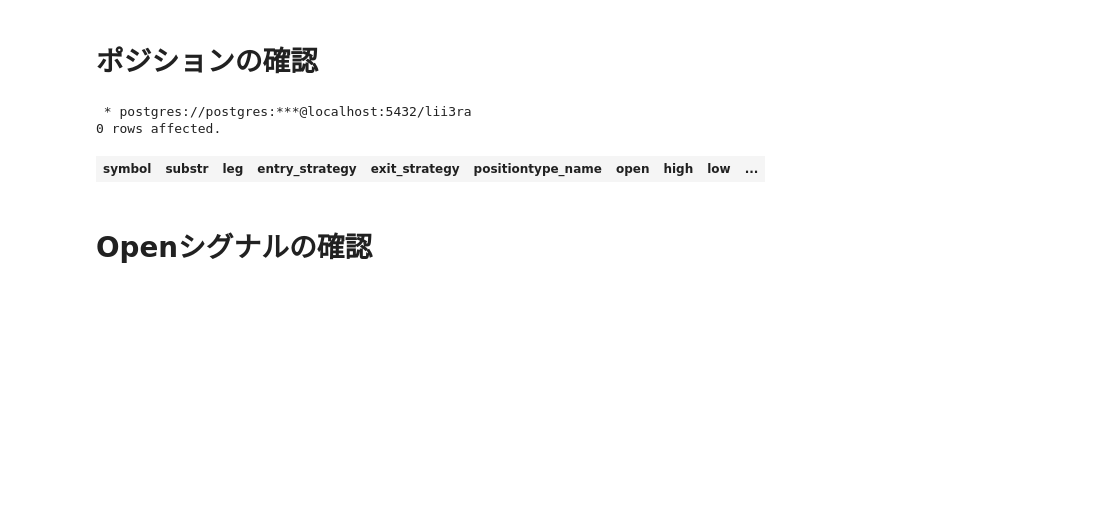
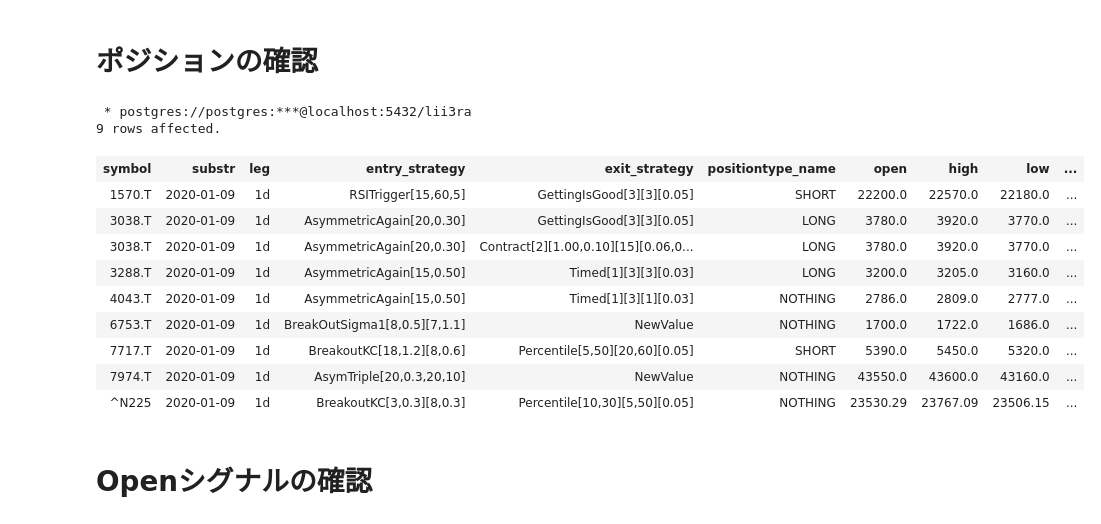
Before and after one commit to tranducquy/lii3ra, a Jupyter notebook: jupyter/swing_trading-20200109.ipynb, the cells around one changed output. Drawn from its saved outputs; the diff is of its cells as text; code cells hidden in the pictures; blank space fills up the shorter version.

```diff
--- a/jupyter/swing_trading-20200109.ipynb
+++ b/jupyter/swing_trading-20200109.ipynb
@@ -184,7 +187,6 @@ order by rate_of_return desc
 # ポジションの確認
 # %%
 from datetime import datetime as dt
-last_date = dt.now().strftime("%Y-%m-%d")
 
 opensignal_query = f"""
 select
@@ -196,34 +198,43 @@ symbol
 ,mp.positiontype_name
 ,open
 ,high
 ,low
 ,close
 ,volume
 from backtest_history as bh
 inner join m_ordertype as mo
     on bh.order_type = mo.ordertype_id
 inner join m_positiontype as mp
     on bh.position = mp.positiontype_id
 where symbol in (
      '6753.T'
     ,'7717.T'
     ,'3288.T'
     ,'3038.T'
     ,'4043.T'
     ,'7974.T'
     ,'1570.T'
     ,'^N225'
 )
 --and position <> 0
 and date(time) = '{last_date}'
 order by symbol
 """
 
 %sql $opensignal_query
 # %% [output]
  * postgres://postgres:***@localhost:5432/lii3ra
-0 rows affected.
+9 rows affected.
 | symbol | substr | leg | entry_strategy | exit_strategy | positiontype_name | open | high | low | ... |
+| 1570.T | 2020-01-09 | 1d | RSITrigger[15,60,5] | GettingIsGood[3][3][0.05] | SHORT | 22200.0 | 22570.0 | 22180.0 | ... |
+| 3038.T | 2020-01-09 | 1d | AsymmetricAgain[20,0.30] | GettingIsGood[3][3][0.05] | LONG | 3780.0 | 3920.0 | 3770.0 | ... |
+| 3038.T | 2020-01-09 | 1d | AsymmetricAgain[20,0.30] | Contract[2][1.00,0.10][15][0.06,0... | LONG | 3780.0 | 3920.0 | 3770.0 | ... |
+| 3288.T | 2020-01-09 | 1d | AsymmetricAgain[15,0.50] | Timed[1][3][3][0.03] | LONG | 3200.0 | 3205.0 | 3160.0 | ... |
+| 4043.T | 2020-01-09 | 1d | AsymmetricAgain[15,0.50] | Timed[1][3][1][0.03] | NOTHING | 2786.0 | 2809.0 | 2777.0 | ... |
+| 6753.T | 2020-01-09 | 1d | BreakOutSigma1[8,0.5][7,1.1] | NewValue | NOTHING | 1700.0 | 1722.0 | 1686.0 | ... |
+| 7717.T | 2020-01-09 | 1d | BreakoutKC[18,1.2][8,0.6] | Percentile[5,50][20,60][0.05] | SHORT | 5390.0 | 5450.0 | 5320.0 | ... |
+| 7974.T | 2020-01-09 | 1d | AsymTriple[20,0.3,20,10] | NewValue | NOTHING | 43550.0 | 43600.0 | 43160.0 | ... |
+| ^N225 | 2020-01-09 | 1d | BreakoutKC[3,0.3][8,0.3] | Percentile[10,30][5,50][0.05] | NOTHING | 23530.29 | 23767.09 | 23506.15 | ... |
 # %% [markdown]
 # Openシグナルの確認
 # %%
```
Also changed, not shown: parts of 6 cells of this notebook, 1 other file.
